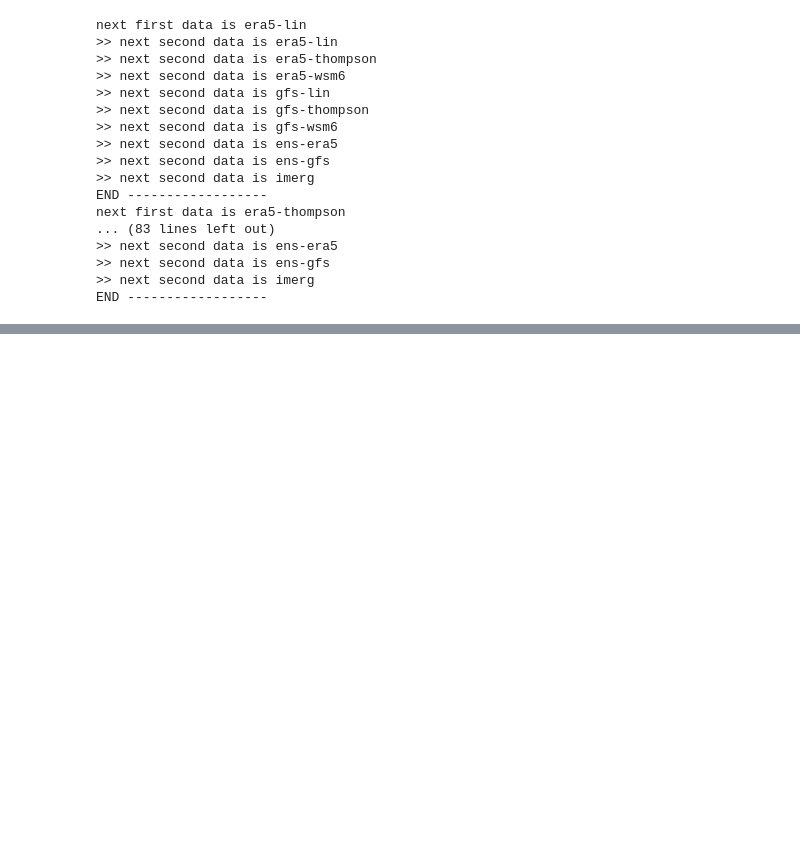
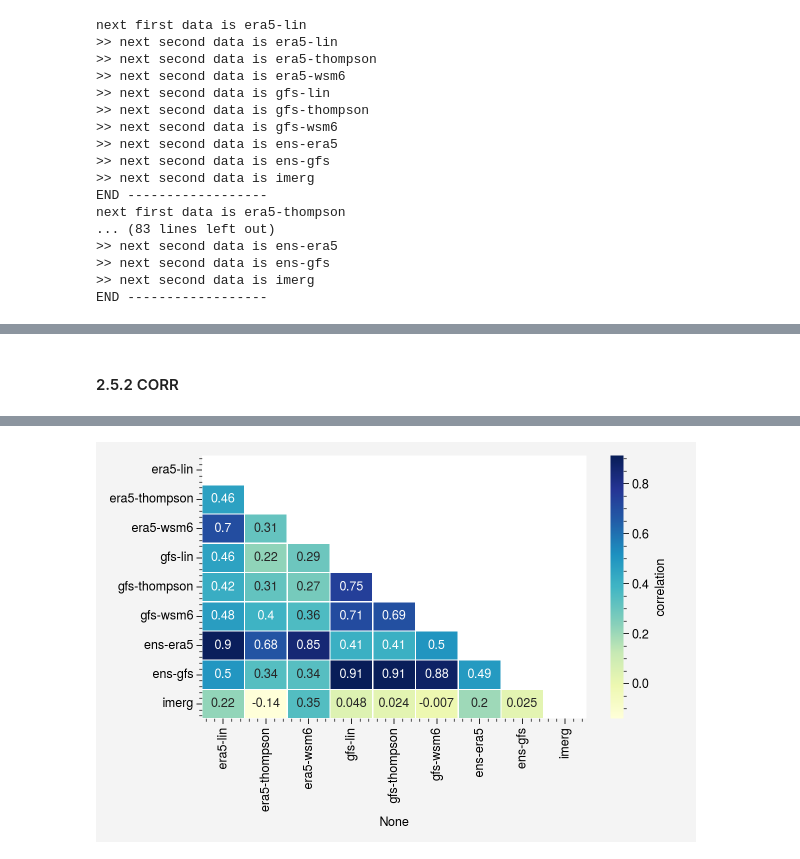
Before and after one commit to donmezkutay/Urban-Precipitation-Article-Istanbul, a Jupyter notebook: combined_verification_metrics.ipynb, the cells around one changed output, grey strips where cells are left out. Drawn from its saved outputs; the diff is of its cells as text; code cells hidden in the pictures; blank space fills up the shorter version.

```diff
--- a/combined_verification_metrics.ipynb
+++ b/combined_verification_metrics.ipynb
@@ -428,3 +445,15 @@ df_spaef
+# %% [markdown]
+#### 2.5.2 CORR
 # %%
-df_corr
+fig=plt.figure(figsize=(6,4))
+sns.heatmap(df_corr,
+            annot=True,
+            linewidths=.5,
+            cmap="YlGnBu",
+            cbar_kws={'label': 'correlation'}
+            #xticklabels=corr.columns.values,
+            #yticklabels=corr.columns.values
+           )
+plt.tight_layout()
+plt.show()
 # %% [output]
@@ -440,0 +460 @@ df_corr
+[figure, added]
```
Also changed, not shown: parts of 12 cells of this notebook.
